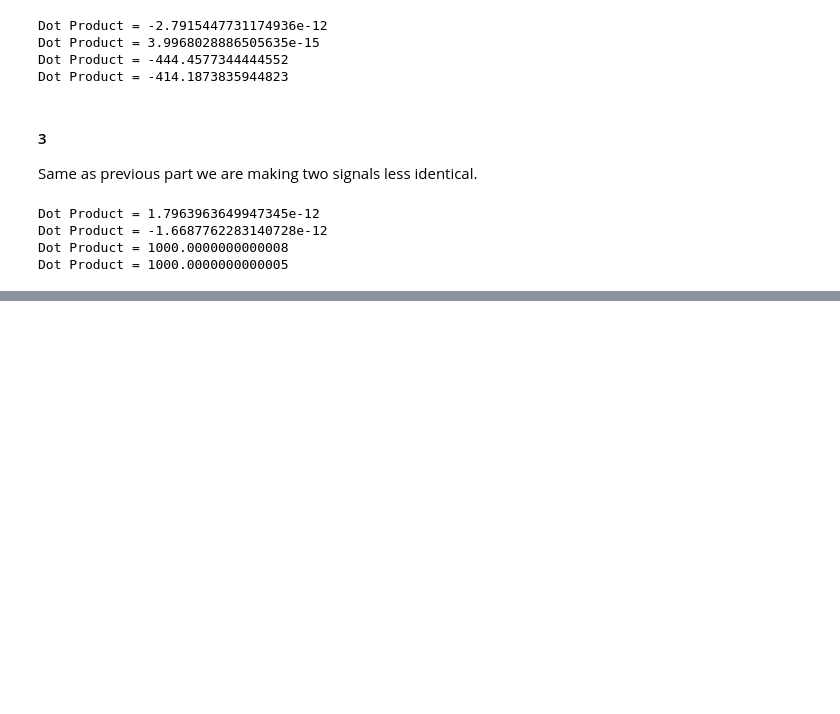
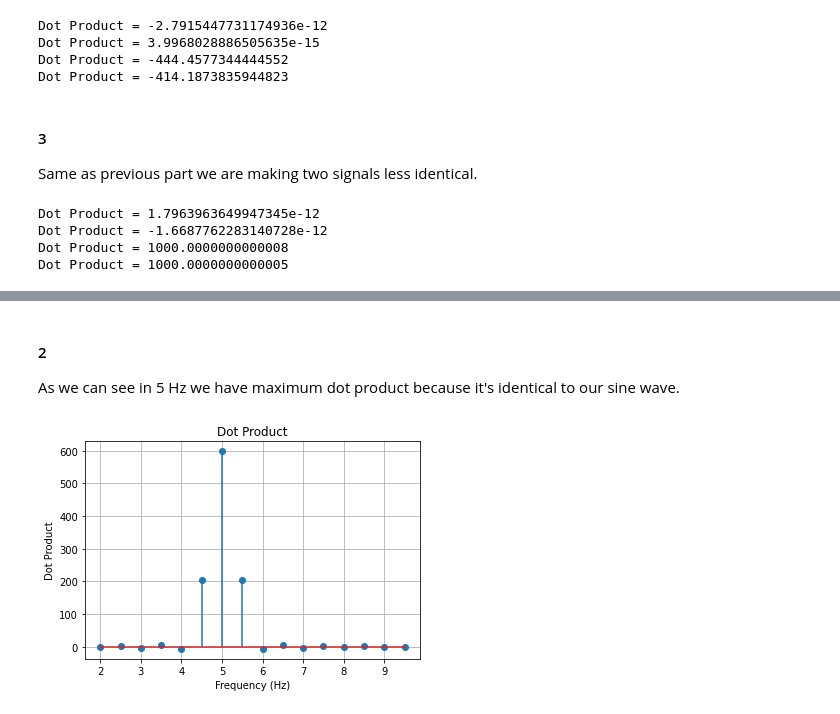
Before and after one commit to SM2A/Signals_and_Systems_Course_Projects, a Jupyter notebook: CA2/Source/1 - Intro to Fourier Transform.ipynb, the cells around one changed output, grey strips where cells are left out. Drawn from its saved outputs; the diff is of its cells as text; code cells hidden in the pictures; blank space fills up the shorter version.

```diff
--- a/CA2/Source/1 - Intro to Fourier Transform.ipynb
+++ b/CA2/Source/1 - Intro to Fourier Transform.ipynb
@@ -124,0 +140,15 @@ Dot Product = 1000.0000000000005
+# %% [markdown]
+#### 2
+
+As we can see in 5 Hz we have maximum dot product because it's identical to our sine wave.
+# %%
+freq = numpy.arange(2, 10, 0.5)
+wave = [numpy.dot(y, numpy.sin(2 * numpy.pi * f * x) * numpy.exp((-1) * (x**2))) for f in freq]
+plot.stem(freq, wave)
+plot.title('Dot Product')
+plot.ylabel('Dot Product')
+plot.xlabel('Frequency (Hz)')
+plot.grid()
+plot.show()
+# %% [output]
+[figure, added]
```
Also changed, not shown: parts of 6 cells of this notebook.
